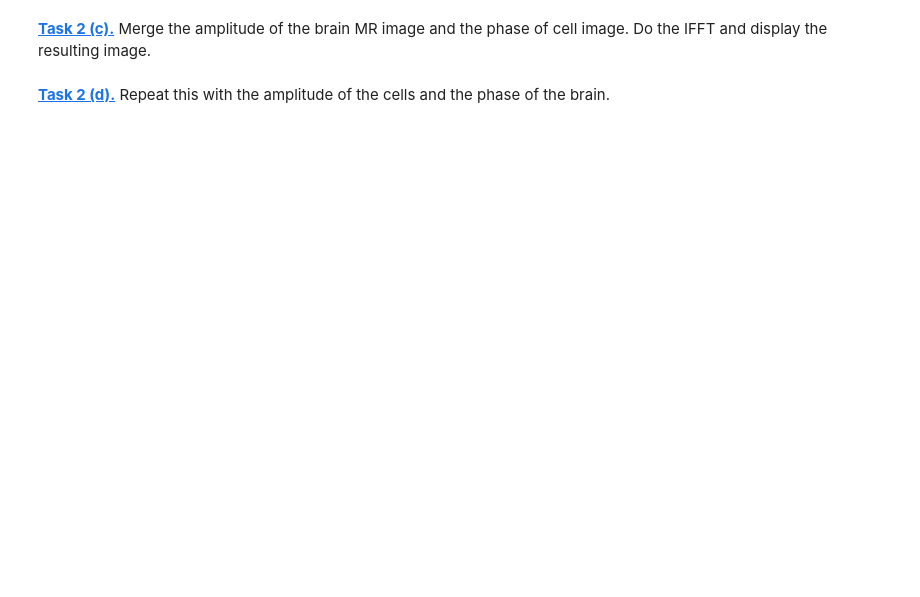
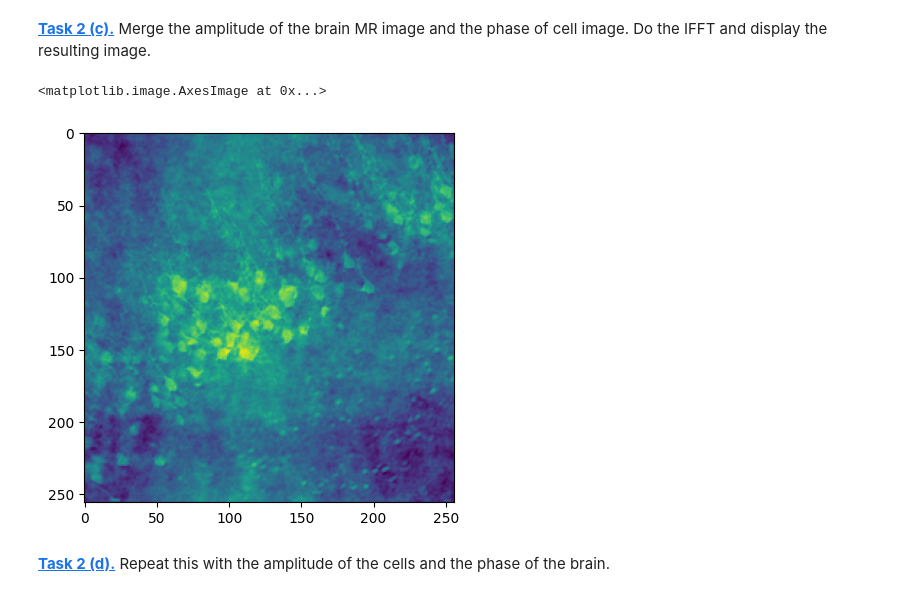
Before and after one commit to lottagambert/mobi-fs5-python, a Jupyter notebook: fourier.ipynb, the cells around one changed output. Saved outputs shown, nothing was run; the diff lists cells and outputs as text; code cells hidden in the pictures; blank space fills up the shorter version.

```diff
--- a/fourier.ipynb
+++ b/fourier.ipynb
@@ -95,5 +96,34 @@ def to_complex_array(amplitude_array, phase_array):
     return amplitude_array * np.exp(1j * phase_array)
 # %% [markdown]
 **[Task 2 (c).]()** Merge the amplitude of the brain MR image and the phase of cell image. Do the IFFT and display the resulting image.
+# %%
+# Brain
+brain_fft = np.fft.fft2(brain_img_resize)
+brain_fft_shifted = np.fft.fftshift(brain_fft)
+
+amplitude = np.abs(brain_fft_shifted)
+phase = np.angle(brain_fft_shifted)
+
+# Cell
+cell_ft = np.fft.fft2(cell_img_resize)
+cell_ft_shift = np.fft.fftshift(cell_ft) # spektrum wird so verschoben, dass Nullfrequenz in der Mitte des Bilds ist
+
+amplitude2 = np.abs(cell_ft_shift)
+phase2 = np.angle(cell_ft_shift)
+
+# Beides kombinieren
+merged = to_complex_array(amplitude, phase2)
+
+# Shift zurücknehmen
+merged_unshifted = np.fft.ifftshift(merged)
+
+# inverse FFT
+merged_restored = np.fft.ifft2(merged_unshifted).real
+
+plt.figure()
+plt.imshow(merged_restored)
+# %% [output]
+<matplotlib.image.AxesImage at 0x...>
+[figure, added]
 # %% [markdown]
 **[Task 2 (d).]()** Repeat this with the amplitude of the cells and the phase of the brain.
```
Also changed, not shown: parts of 15 cells of this notebook.
